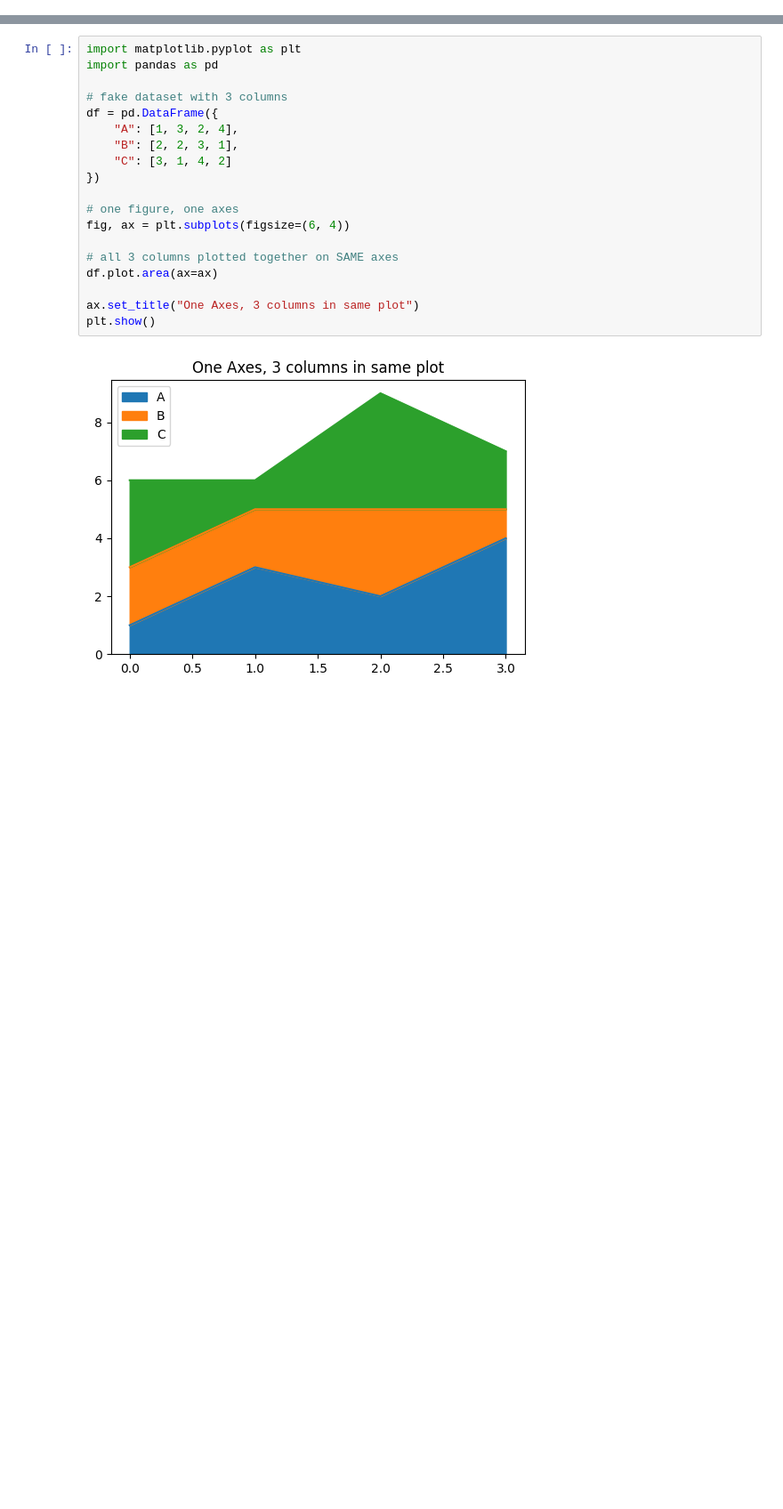
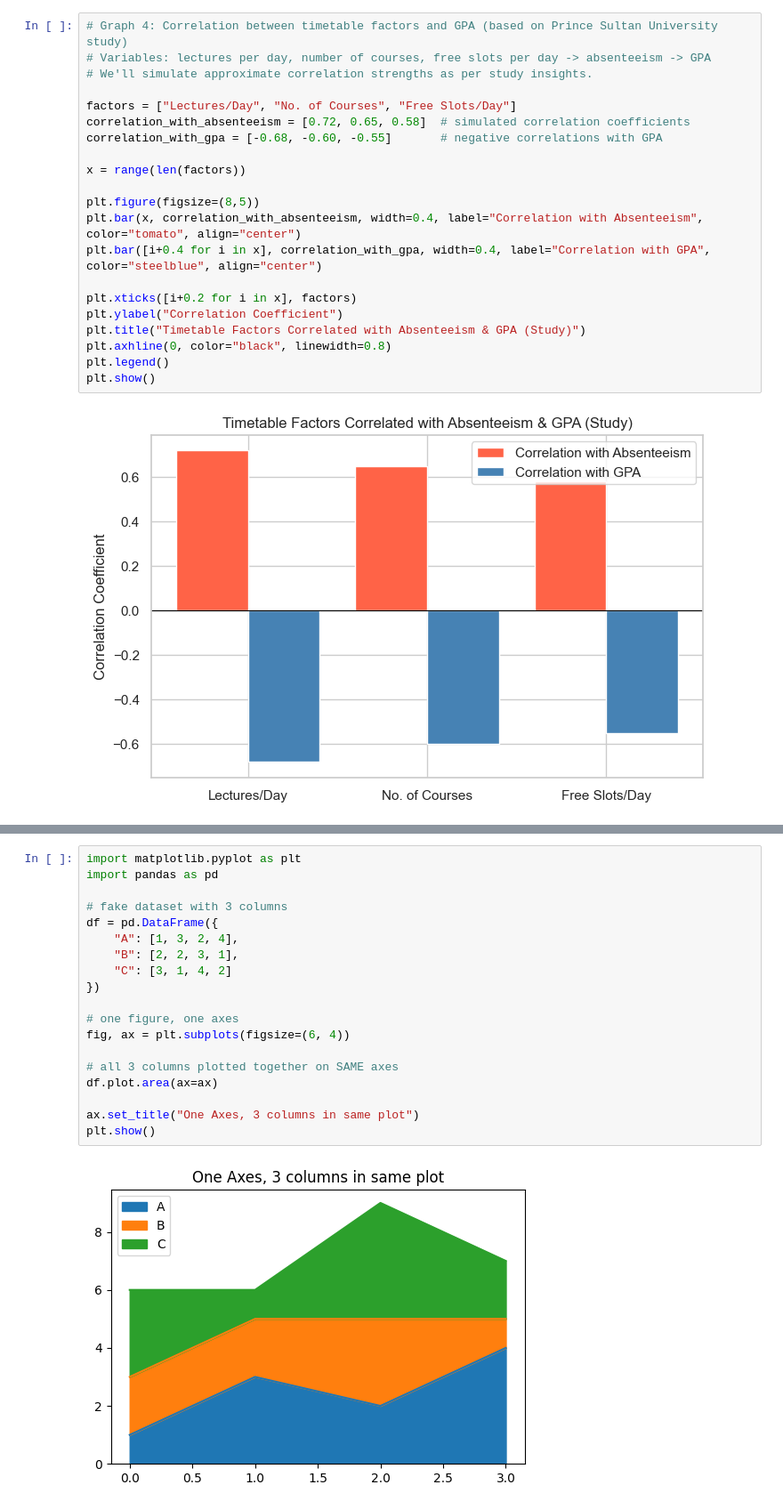
Before and after one commit to SilverShadowHeart/2-1, a Jupyter notebook: 24AD2102-DATA SCIENCE AND VISUALIZATION/off class self learning/pandas.ipynb, the cells around one changed output, grey strips where cells are left out. Shown at 89% size. Drawn from its saved outputs; the diff is of its cells as text; blank space fills up the shorter version.

```diff
--- a/24AD2102-DATA SCIENCE AND VISUALIZATION/off class self learning/pandas.ipynb
+++ b/24AD2102-DATA SCIENCE AND VISUALIZATION/off class self learning/pandas.ipynb
@@ -0,0 +99,23 @@
+# %%
+# Graph 4: Correlation between timetable factors and GPA (based on Prince Sultan University study)
+# Variables: lectures per day, number of courses, free slots per day -> absenteeism -> GPA
+# We'll simulate approximate correlation strengths as per study insights.
+
+factors = ["Lectures/Day", "No. of Courses", "Free Slots/Day"]
+correlation_with_absenteeism = [0.72, 0.65, 0.58]  # simulated correlation coefficients
+correlation_with_gpa = [-0.68, -0.60, -0.55]       # negative correlations with GPA
+
+x = range(len(factors))
+
+plt.figure(figsize=(8,5))
+plt.bar(x, correlation_with_absenteeism, width=0.4, label="Correlation with Absenteeism", color="tomato", align="center")
+plt.bar([i+0.4 for i in x], correlation_with_gpa, width=0.4, label="Correlation with GPA", color="steelblue", align="center")
+
+plt.xticks([i+0.2 for i in x], factors)
+plt.ylabel("Correlation Coefficient")
+plt.title("Timetable Factors Correlated with Absenteeism & GPA (Study)")
+plt.axhline(0, color="black", linewidth=0.8)
+plt.legend()
+plt.show()
+# %% [output]
+[figure, added]
```
Also changed, not shown: parts of 5 cells of this notebook.
